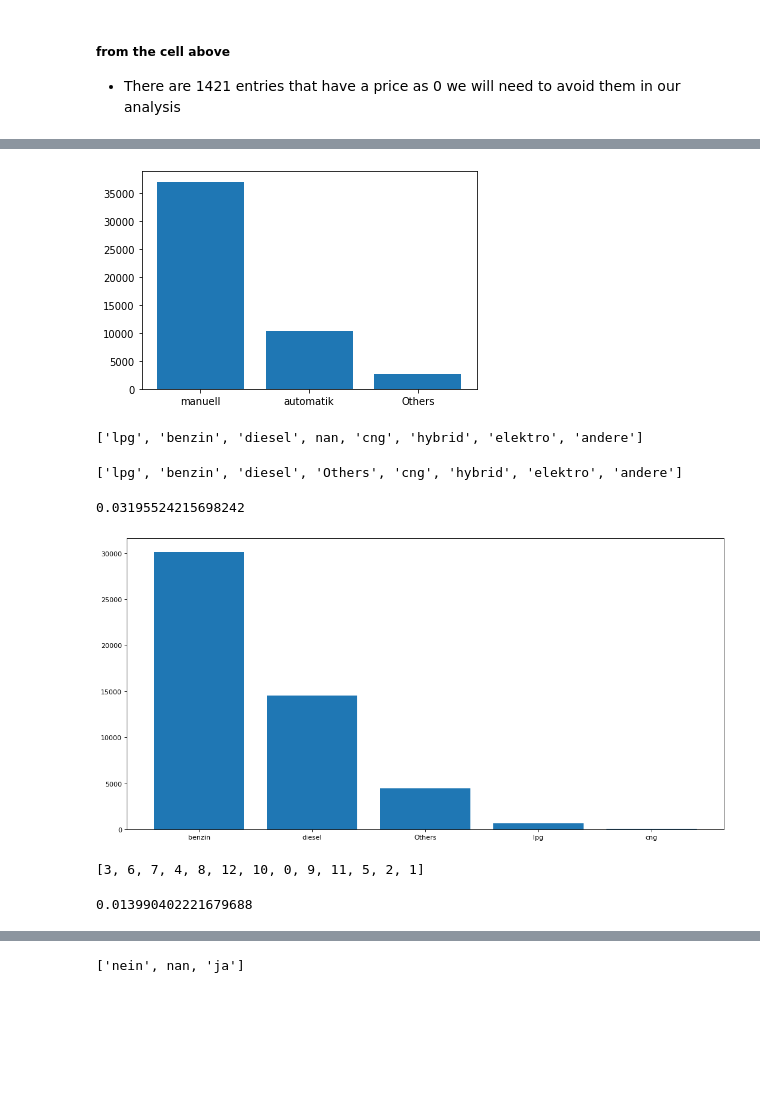
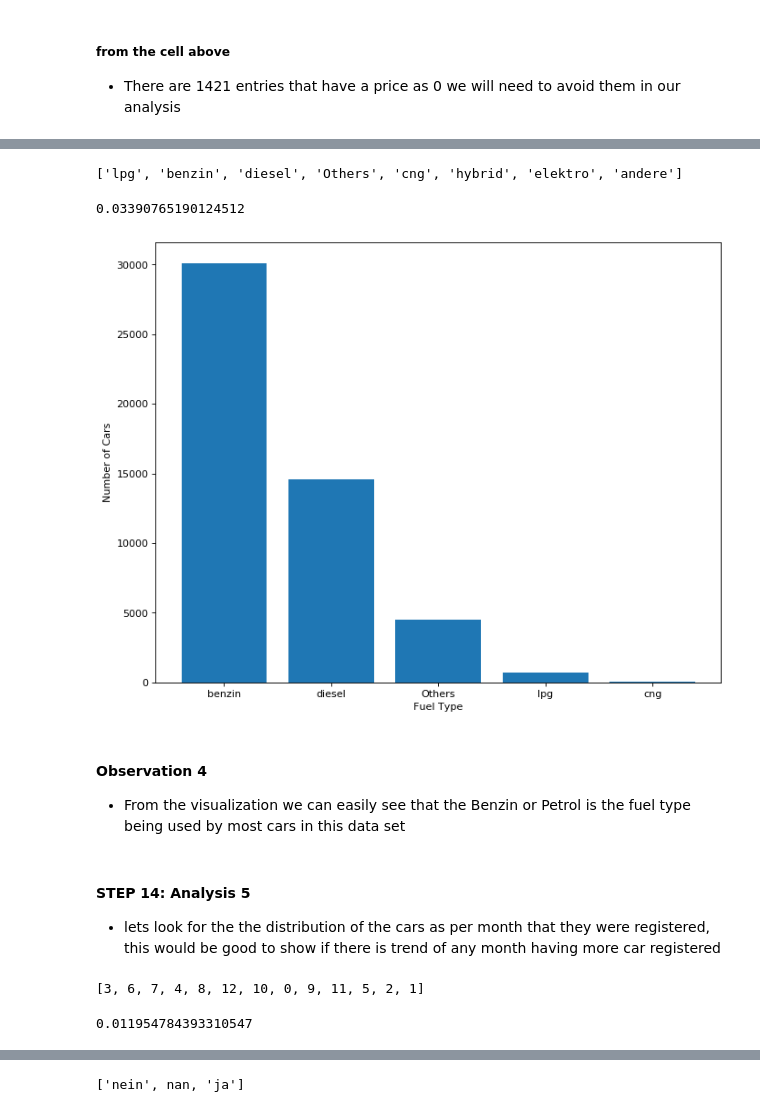
Before and after one commit to ndangalasinh/dataquest_exploring_ebay_car_sales, a Jupyter notebook: dataquest_exploring_ebay_car_sales.ipynb, the cells around one changed output, grey strips where cells are left out. Cells and saved outputs as stored; diff of their text form; code cells hidden in the pictures; blank space fills up the shorter version.

```diff
--- a/dataquest_exploring_ebay_car_sales.ipynb
+++ b/dataquest_exploring_ebay_car_sales.ipynb
@@ -246,2 +277,0 @@ plt.show()
-# %%
-sales_auto['model'].fillna('Others',inplace=True)
@@ -247,0 +307,3 @@ sales_auto['model'].fillna('Others',inplace=True)
+# %%
+#convert the nan values to Unreported
+sales_auto['gearbox'].fillna('Un-reported',inplace=True)
@@ -292,2 +335,2 @@ list(sales_auto['gearbox'].unique())
 # %%
-sales_auto['gearbox'].fillna('Others',inplace=True)
+sales_auto['fuel_type'].fillna('Un-reported', inplace=True)
@@ -301,15 +337,3 @@ end - start
-# %%
-x, y = zip(*gearbox_type) # unpack a list of pairs into two tuples
-plt.bar(x,y)
-plt.show()
-# %% [output]
-[figure, removed]
-# %%
-list(sales_auto['fuel_type'].unique())
-# %% [output]
-['lpg', 'benzin', 'diesel', nan, 'cng', 'hybrid', 'elektro', 'andere']
-# %%
-sales_auto['fuel_type'].fillna('Others', inplace=True)
 # %%
 list(sales_auto['fuel_type'].unique())
 # %% [output]
@@ -320,14 +344,22 @@ fuel_type = dataset_composition(sales_auto,'fuel_type')
 end = time.time()
 end - start
 # %% [output]
-0.03195524215698242
+0.03390765190124512
 # %%
 x, y = zip(*fuel_type[:5]) # unpack a list of pairs into two tuples
-plt.figure(figsize=(16, 8), dpi=80)
+plt.figure(figsize=(10, 8), dpi=80)
 plt.bar(x,y)
+plt.xlabel('Fuel Type')
+plt.ylabel('Number of Cars')
 plt.show()
 # %% [output]
-[figure, old version]
+[figure, new version]
+# %% [markdown]
+#### Observation 4
+ - From the visualization we can easily see that the Benzin or Petrol is the fuel type being used by most cars in this data set
+# %% [markdown]
+#### STEP 14: Analysis 5
+ - lets look for the the distribution of the cars as per month that they were registered, this would be good to show if there is trend of any month having more car registered
 # %%
 list(sales_auto['month_of_registration'].unique())
 # %% [output]
@@ -338,7 +370,7 @@ month_registered = dataset_composition(sales_auto,'month_of_registration')
 end = time.time()
 end - start
 # %% [output]
-0.013990402221679688
+0.011954784393310547
 # %%
 x, y = zip(*month_registered) # unpack a list of pairs into two tuples
 plt.figure(figsize=(16, 8), dpi=80)
```
Also changed, not shown: parts of 36 cells of this notebook.
